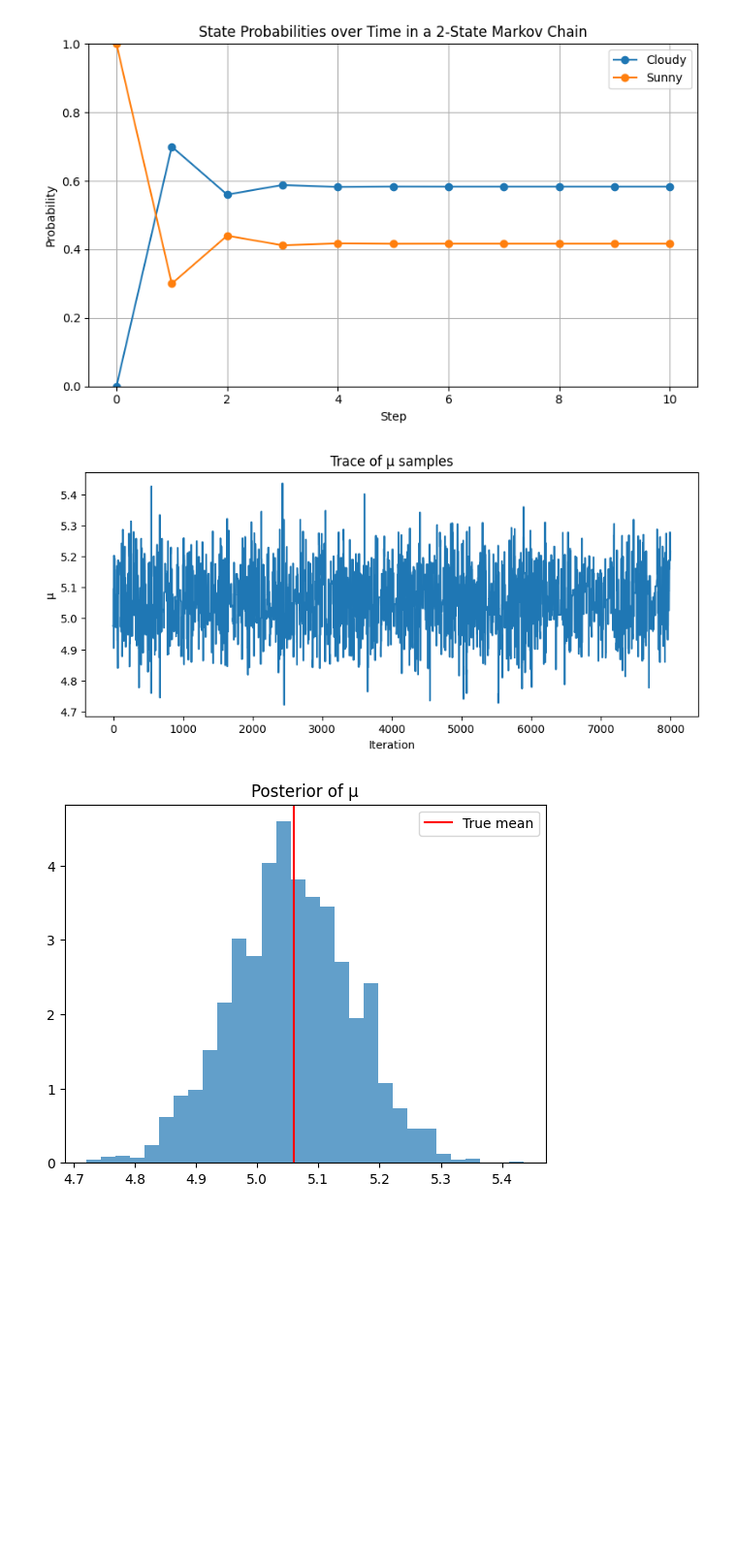
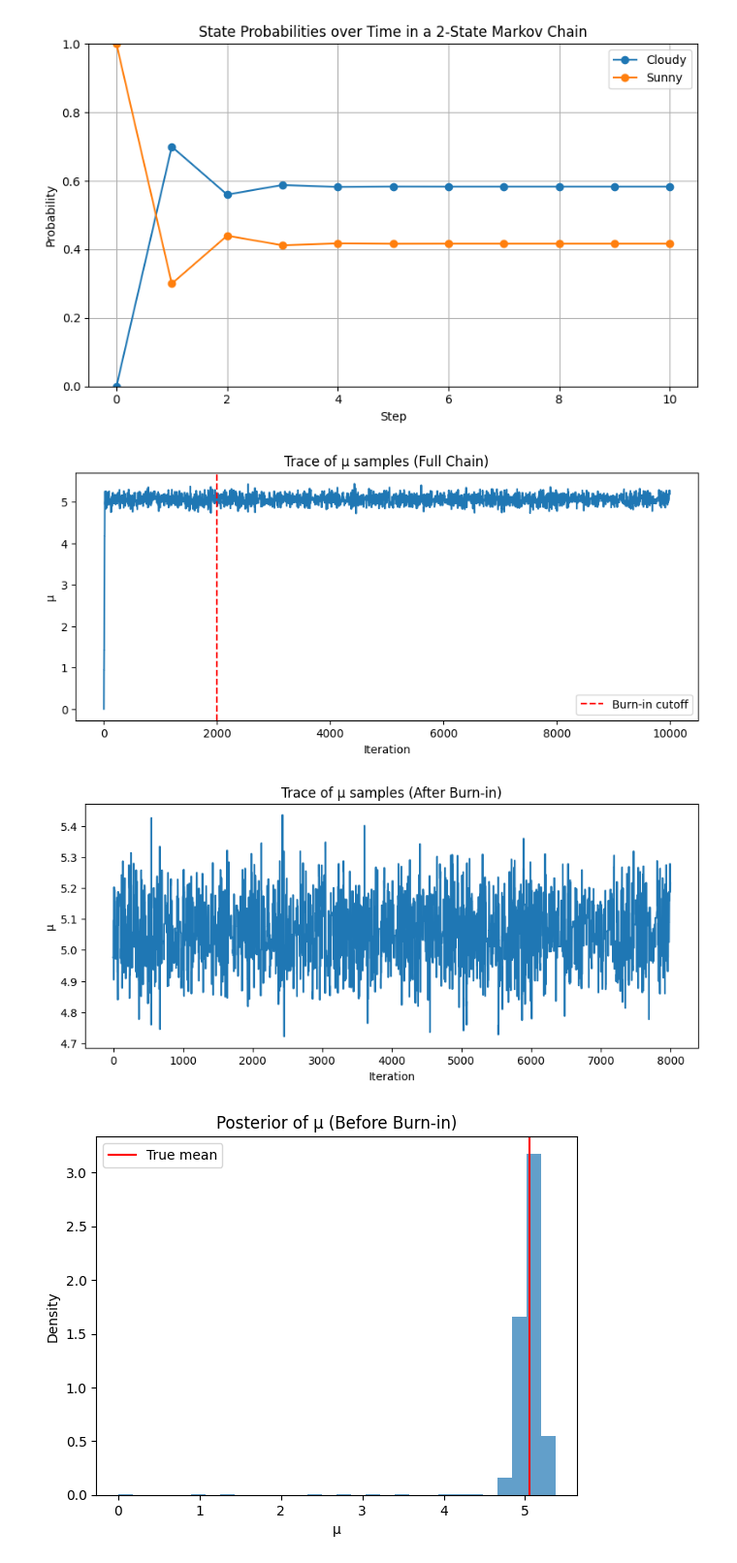
Before and after one commit to marami52/MLDS-490-time-series, a Jupyter notebook: session-4.ipynb, the cells around one changed output. Shown at 97% size. Drawn from its saved outputs; the diff is of its cells as text; code cells hidden in the pictures; blank space fills up the shorter version.

```diff
--- a/session-4.ipynb
+++ b/session-4.ipynb
@@ -235,39 +412,93 @@ import matplotlib.pyplot as plt
 # generate data
 np.random.seed(0)
 y = np.random.normal(5, 1, 100)
 
 # log posterior (up to constant)
 def log_posterior(mu):
     ll = -0.5 * np.sum((y - mu)**2)      # log-likelihood
     prior = -0.5 * (mu/10)**2            # log-prior
     return ll + prior
 
 # MCMC sampler
 N = 10000
 chain = np.zeros(N)
 mu_current = 0
 
 for i in range(1, N):
     proposal = mu_current + np.random.normal(0, 0.5)
     accept_ratio = np.exp(log_posterior(proposal) - log_posterior(mu_current))
     if np.random.rand() < accept_ratio:
         mu_current = proposal
     chain[i] = mu_current
 
-# discard burn-in
-chain_burned = chain[2000:]
+# burn-in
+burn_in = 2000
+chain_burned = chain[burn_in:]
+chain_preburn = chain[:burn_in]
 
-plt.figure(figsize=(10,4))
-plt.plot(chain_burned)
-plt.title("Trace of μ samples")
-plt.xlabel("Iteration"); plt.ylabel("μ")
+# running mean
+running_mean = np.cumsum(chain) / np.arange(1, N + 1)
+running_mean_post = np.cumsum(chain_burned) / np.arange(1, len(chain_burned) + 1)
+
+# trace full with burn-in
+plt.figure(figsize=(10, 4))
+plt.plot(chain)
+plt.axvline(burn_in, color='r', linestyle='--', label='Burn-in cutoff')
+plt.title("Trace of μ samples (Full Chain)")
+plt.xlabel("Iteration")
+plt.ylabel("μ")
+plt.legend()
 plt.show()
 
+# trace after burn-in
+plt.figure(figsize=(10, 4))
+plt.plot(chain_burned)
+plt.title("Trace of μ samples (After Burn-in)")
+plt.xlabel("Iteration")
+plt.ylabel("μ")
+plt.show()
+
+# hist before burn-in
+plt.figure()
+plt.hist(chain_preburn, bins=30, density=True, alpha=0.7)
+plt.axvline(np.mean(y), color='r', label='True mean')
+plt.legend()
+plt.title("Posterior of μ (Before Burn-in)")
+plt.xlabel("μ")
+plt.ylabel("Density")
+plt.show()
+
+# hist after burn-in
 plt.figure()
 plt.hist(chain_burned, bins=30, density=True, alpha=0.7)
 plt.axvline(np.mean(y), color='r', label='True mean')
-plt.legend(); plt.title("Posterior of μ")
+plt.legend()
+plt.title("Posterior of μ (After Burn-in)")
+plt.xlabel("μ")
+plt.ylabel("Density")
 plt.show()
+
+# running mean full chain
+plt.figure(figsize=(10, 4))
+plt.plot(running_mean, label='Running mean (full chain)')
+plt.axvline(burn_in, color='r', linestyle='--', label='Burn-in cutoff')
+plt.axhline(np.mean(y), color='k', linestyle=':', label='True mean')
+plt.title("Running Mean Convergence of μ (Full Chain)")
+plt.xlabel("Iteration")
+plt.ylabel("Running mean of μ")
+plt.legend()
+plt.show()
+
+# running mean after burn-in
+plt.figure(figsize=(10, 4))
+plt.plot(running_mean_post, label='Running mean (after burn-in)')
+plt.axhline(np.mean(y), color='k', linestyle=':', label='True mean')
+plt.title("Running Mean Convergence of μ (After Burn-in Only)")
+plt.xlabel("Iteration")
+plt.ylabel("Running mean of μ")
+plt.legend()
+plt.show()
 # %% [output]
-[figure, old version]
+[figure, new version]
-[figure, old version]
+[figure, new version]
+[figure, added]
```
Also changed, not shown: parts of 11 cells of this notebook.
